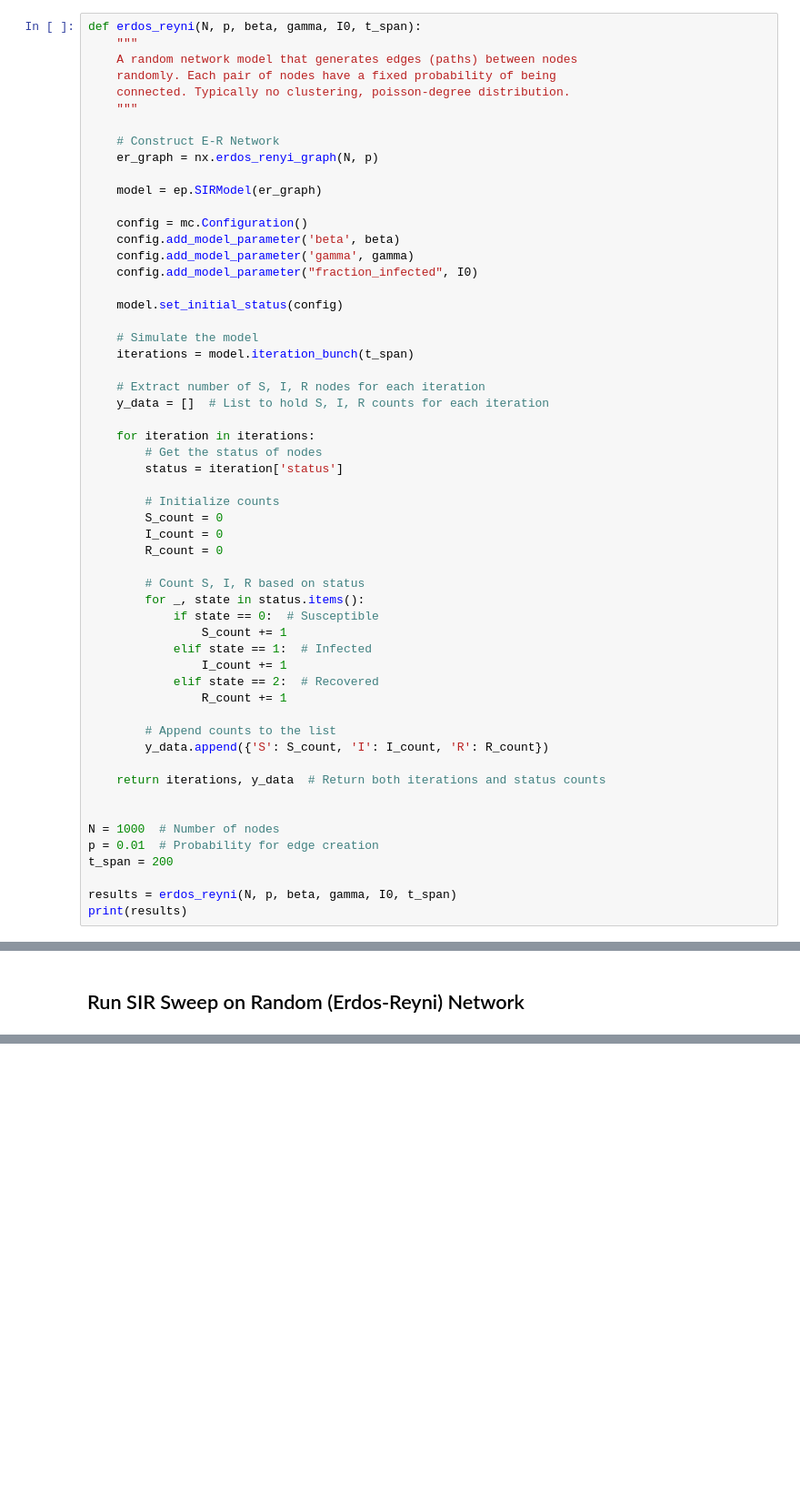
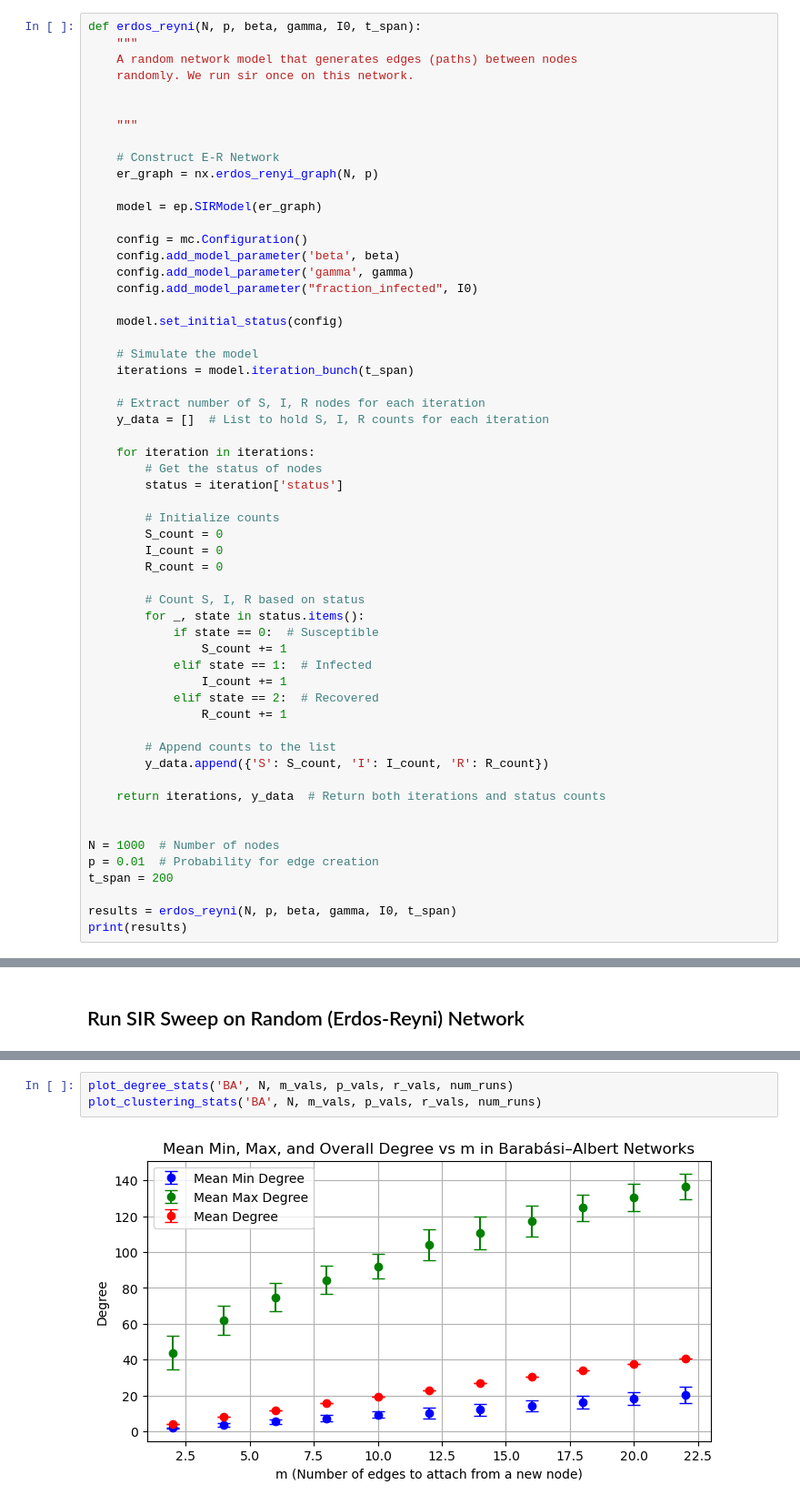
Before and after one commit to marv50/farv, a Jupyter notebook: Intro_Assifnment_2.ipynb, the cells around one changed output, grey strips where cells are left out. Shown at 91% size. Saved outputs shown, nothing was run; the diff lists cells and outputs as text; blank space fills up the shorter version.

Commit message:
Generated networks and generalted network statistic summaries. Docstring.

```diff
--- a/Intro_Assifnment_2.ipynb
+++ b/Intro_Assifnment_2.ipynb
@@ -1361,8 +1347,9 @@ ws_n_vs_R0(N, neighbors, p, I0, t_span, num_runs, R0_values, gamma_values)
 def erdos_reyni(N, p, beta, gamma, I0, t_span):
     """
     A random network model that generates edges (paths) between nodes
-    randomly. Each pair of nodes have a fixed probability of being
-    connected. Typically no clustering, poisson-degree distribution.
+    randomly. We run sir once on this network.
+
+
     """
 
     # Construct E-R Network
@@ -1489,0 +1798,5 @@ er_prob_vs_R0(N, probabilities, I0, t_span, num_runs, R0_values, gamma_values)
+# %%
+plot_degree_stats('BA', N, m_vals, p_vals, r_vals, num_runs)
+plot_clustering_stats('BA', N, m_vals, p_vals, r_vals, num_runs)
+# %% [output]
+[figure, added]
```
Also changed, not shown: parts of 10 cells of this notebook.
